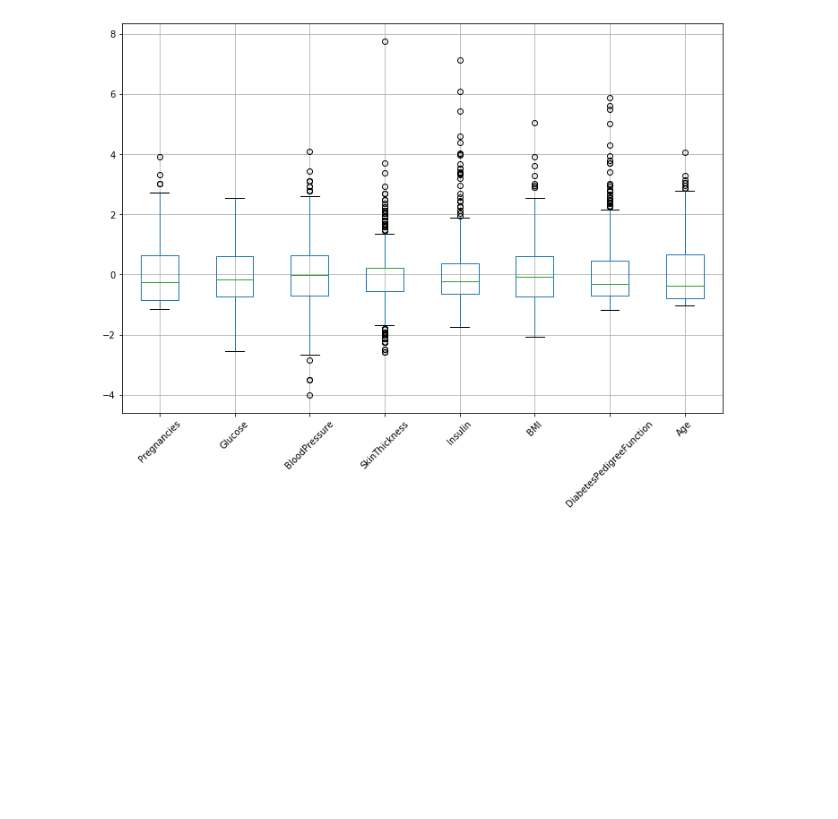
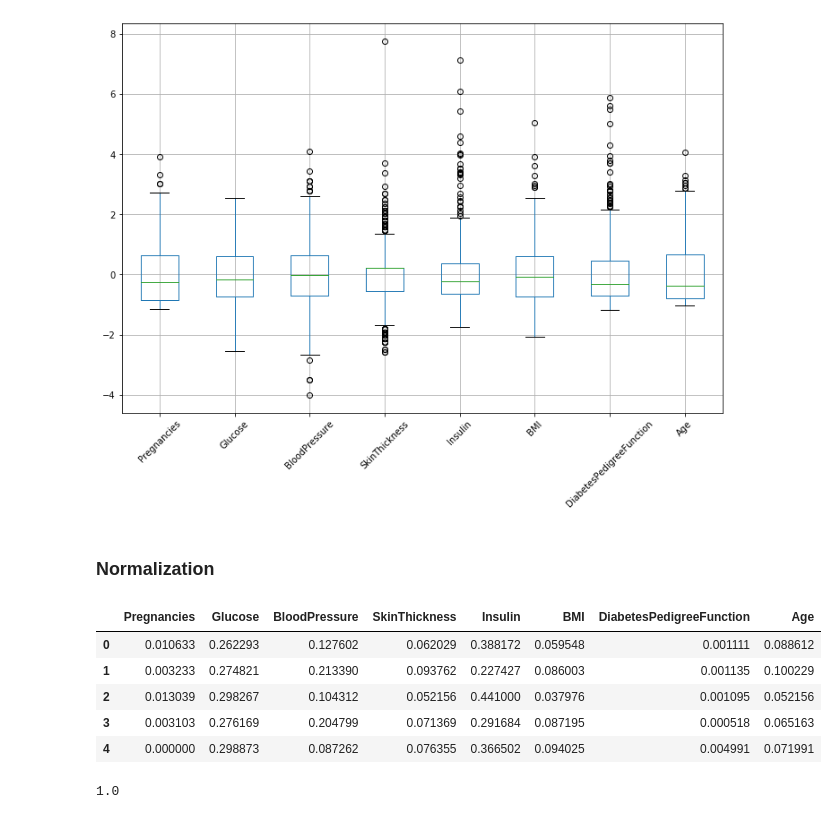
Before and after one commit to arorapankaj/PythonPractise, a Jupyter notebook: FeatureScalingAndTransformations.ipynb, the cells around one changed output. Saved outputs shown, nothing was run; the diff lists cells and outputs as text; code cells hidden in the pictures; blank space fills up the shorter version.

```diff
--- a/FeatureScalingAndTransformations.ipynb
+++ b/FeatureScalingAndTransformations.ipynb
@@ -91,3 +91,23 @@ standardized_features_df.boxplot(figsize=(12,8), rot=45)
 plt.show()
 # %% [output]
 [figure]
+# %% [markdown]
+### Normalization
+# %%
+from sklearn.preprocessing import Normalizer
+
+normalizer = Normalizer(norm='l1') #Every row is a featured vector of unit magnitude
+normalized_features = normalizer.fit_transform(features_df)
+normalized_features_df = pd.DataFrame(normalized_features, columns=features_df.columns)
+normalized_features_df.head()
+# %% [output]
+|  | Pregnancies | Glucose | BloodPressure | SkinThickness | Insulin | BMI | DiabetesPedigreeFunction | Age |
+| 0 | 0.010633 | 0.262293 | 0.127602 | 0.062029 | 0.388172 | 0.059548 | 0.001111 | 0.088612 |
+| 1 | 0.003233 | 0.274821 | 0.213390 | 0.093762 | 0.227427 | 0.086003 | 0.001135 | 0.100229 |
+| 2 | 0.013039 | 0.298267 | 0.104312 | 0.052156 | 0.441000 | 0.037976 | 0.001095 | 0.052156 |
+| 3 | 0.003103 | 0.276169 | 0.204799 | 0.071369 | 0.291684 | 0.087195 | 0.000518 | 0.065163 |
+| 4 | 0.000000 | 0.298873 | 0.087262 | 0.076355 | 0.366502 | 0.094025 | 0.004991 | 0.071991 |
+# %%
+normalized_features_df.iloc[0].abs().sum()
+# %% [output]
+1.0
```
Also changed, not shown: parts of 10 cells of this notebook.
